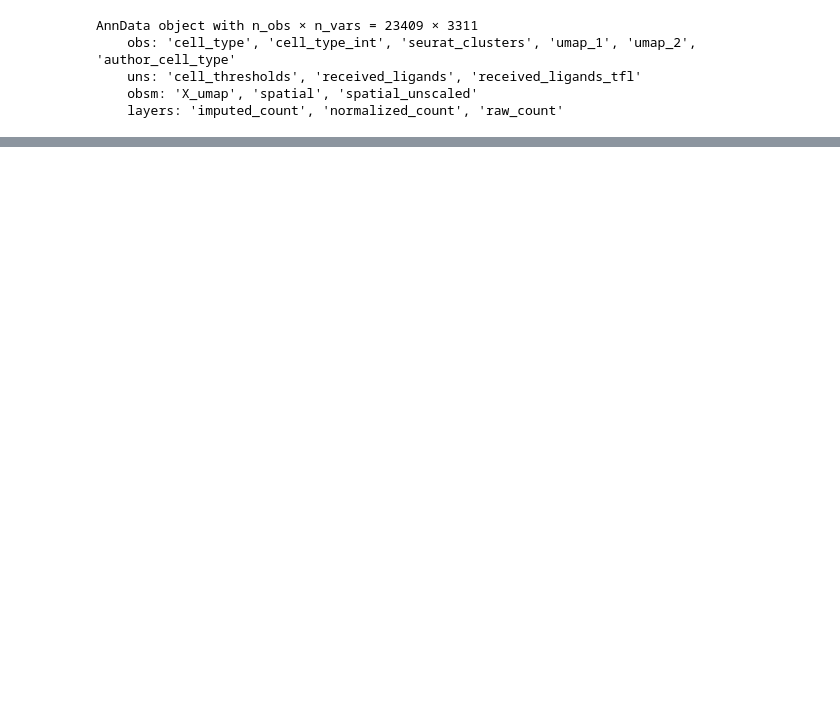
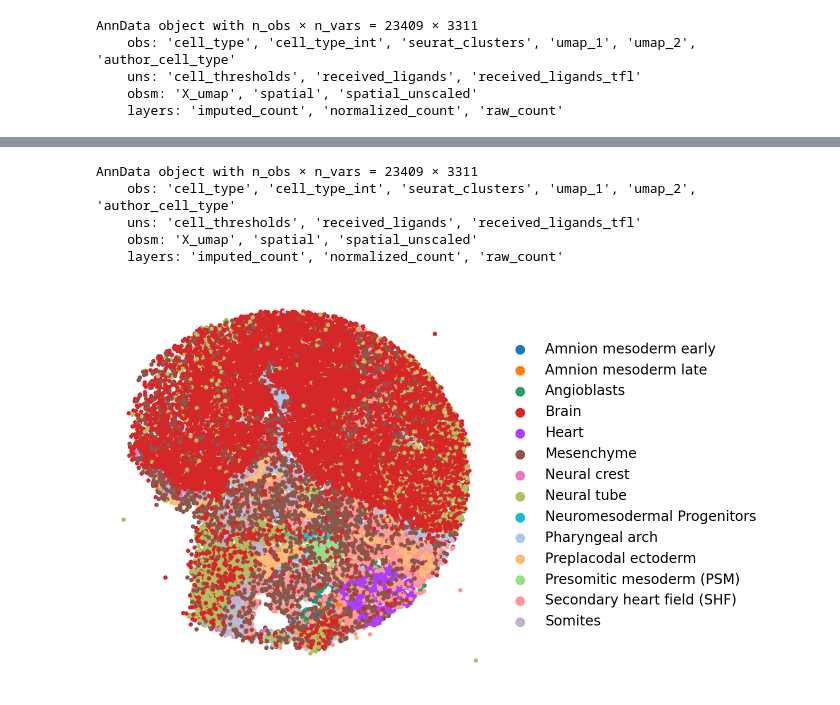
Before and after one commit to jishnu-lab/SpaceTravLR, a Jupyter notebook: manuscript/mouse_embryo_slideseq/figures.ipynb, the cells around one changed output, grey strips where cells are left out. Saved outputs shown, nothing was run; the diff lists cells and outputs as text; code cells hidden in the pictures; blank space fills up the shorter version.

```diff
--- a/manuscript/mouse_embryo_slideseq/figures.ipynb
+++ b/manuscript/mouse_embryo_slideseq/figures.ipynb
@@ -269,0 +277,15 @@ Error:
+# %%
+adata = sc.read_h5ad('/Volumes/SSD/training_data/mouse_brain_wt_slideseq.h5ad')
+adata
+# %% [output]
+AnnData object with n_obs × n_vars = 23409 × 3311
+    obs: 'cell_type', 'cell_type_int', 'seurat_clusters', 'umap_1', 'umap_2', 'author_cell_type'
+    uns: 'cell_thresholds', 'received_ligands', 'received_ligands_tfl'
+    obsm: 'X_umap', 'spatial', 'spatial_unscaled'
+    layers: 'imputed_count', 'normalized_count', 'raw_count'
+# %%
+sc.pl.embedding(adata, color=['cell_type'], frameon=False, basis='spatial', s=40, title='', show=False)
+plt.savefig('./figures/mouse_embryo_celltypes.svg', **savefig_params)
+plt.show()
+# %% [output]
+[figure, added]
```
Also changed, not shown: parts of 4 cells of this notebook, 3 other files.
